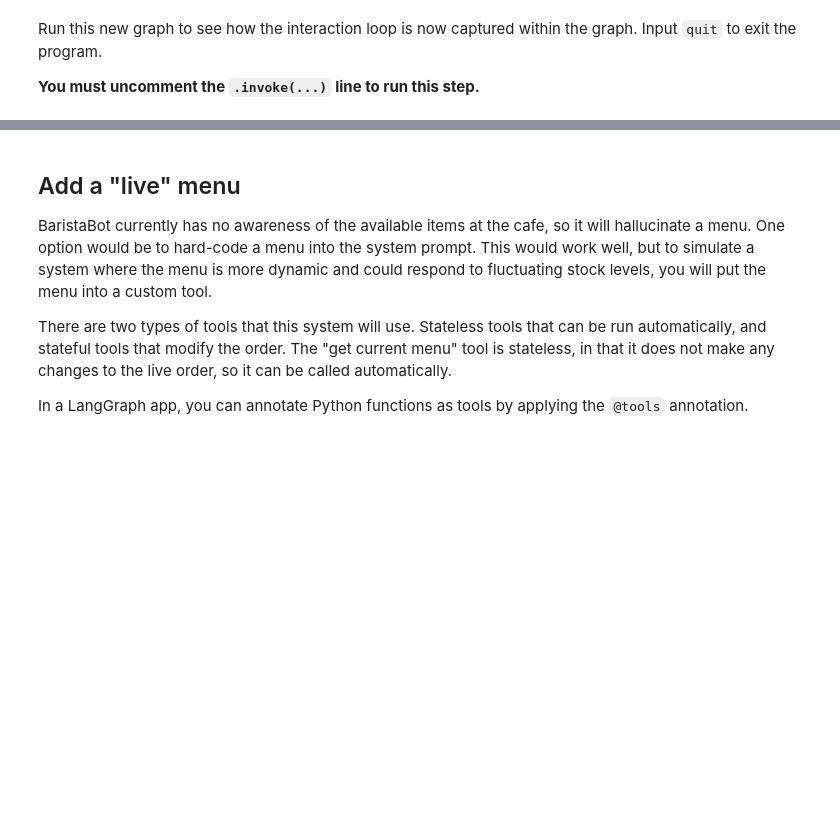
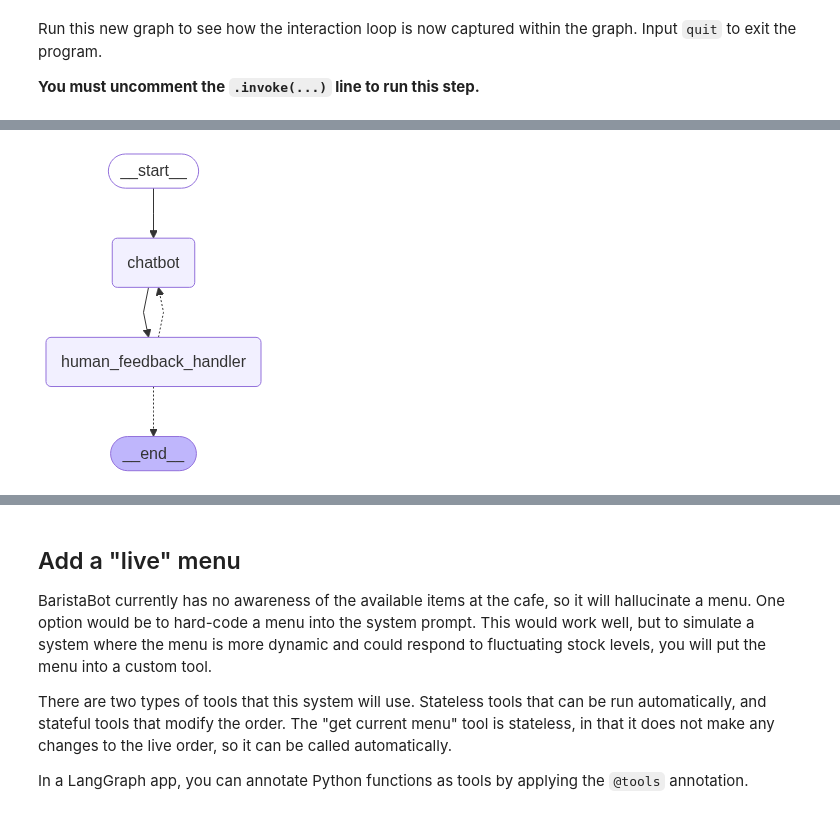
Before and after one commit to Wangila/GenAiBootCamp, a Jupyter notebook: Day_3_Building_an_agent_with_LangGraph.ipynb, the cells around one changed output, grey strips where cells are left out. Saved outputs shown, nothing was run; the diff lists cells and outputs as text; code cells hidden in the pictures; blank space fills up the shorter version.

```diff
--- a/Day_3_Building_an_agent_with_LangGraph.ipynb
+++ b/Day_3_Building_an_agent_with_LangGraph.ipynb
@@ -501 +531,20 @@ Model: Welcome to the BaristaBot cafe. Type `q` to quit. How may I serve you tod
 User: q
+# %%
+class OrderStateGr(TypedDict):
+    recipe_request: str
+    recipe: str
+    allergenes: str
+    allergenes_detected: bool
+    human_feedback: str
+    final_recipe: str
+    # The chat conversation. This preserves the conversation history
+    # between nodes. The `add_messages` annotation indicates to LangGraph
+    # that state is updated by appending returned messages, not replacing
+    # them.
+    messages: Annotated[list, add_messages]
+
+    # The customer's in-progress order.
+    order: list[str]
+
+    # Flag indicating that the order is placed and completed.
+    finished: bool
@@ -501,0 +556,18 @@ User: q
+# %%
+# Start building a new graph.
+graph_builder_gr = StateGraph(OrderStateGr)
+
+# Add the chatbot and human nodes to the app graph.
+graph_builder_gr.add_node("chatbot", chatbot_with_welcome_msg)
+graph_builder_gr.add_node("human_feedback_handler", human_node)
+
+# Start with the chatbot again.
+graph_builder_gr.add_edge(START, "chatbot")
+
+# The chatbot will always go to the human next.
+graph_builder_gr.add_edge("chatbot", "human_feedback_handler");
+
+graph_builder_gr.add_conditional_edges("human_feedback_handler", maybe_exit_human_node)
+Image(graph_builder_gr.compile().get_graph().draw_mermaid_png())
+# %% [output]
+[figure, added]
```
Also changed, not shown: parts of 10 cells of this notebook.
